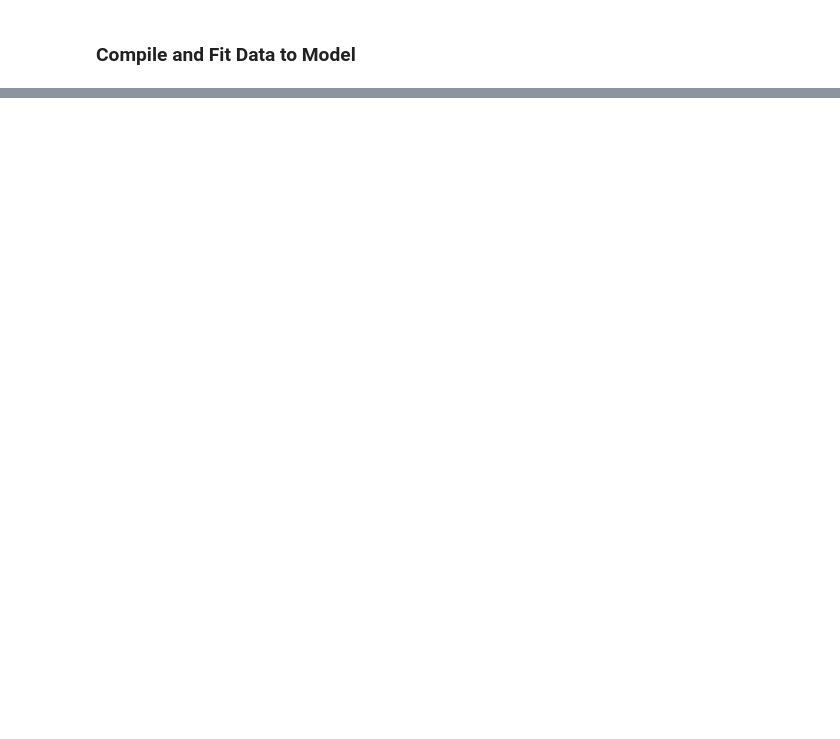
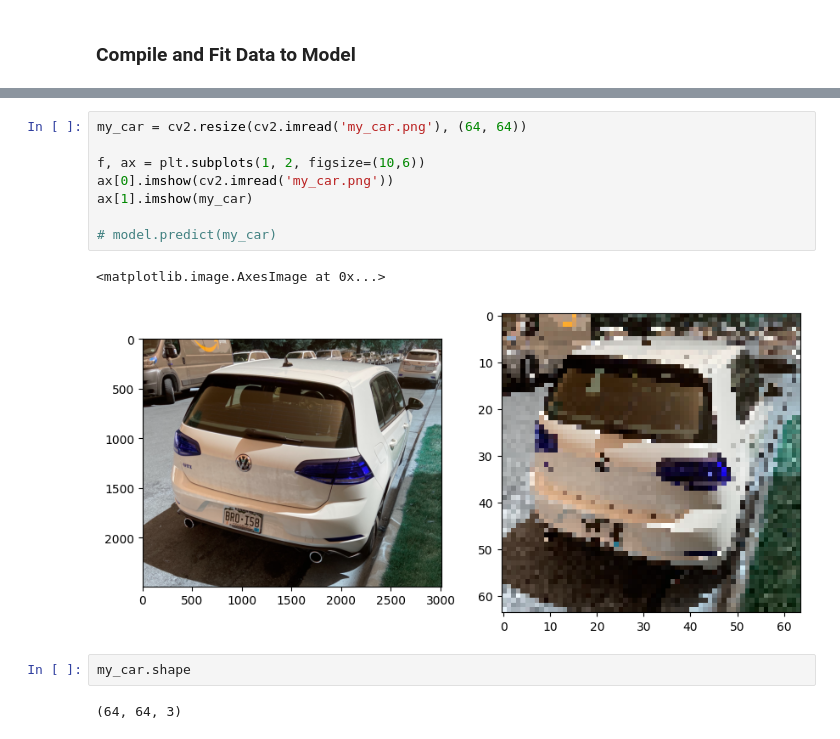
Before and after one commit to murdockma/4604_ML_project, a Jupyter notebook: 4604 Project.ipynb, the cells around one changed output, grey strips where cells are left out. Drawn from its saved outputs; the diff is of its cells as text; blank space fills up the shorter version.

```diff
--- a/4604 Project.ipynb
+++ b/4604 Project.ipynb
@@ -284,0 +430,15 @@ model.fit(generation, epochs=5, steps_per_epoch=np.ceil(17246/256), verbose=1)
+# %%
+my_car = cv2.resize(cv2.imread('my_car.png'), (64, 64))
+
+f, ax = plt.subplots(1, 2, figsize=(10,6))
+ax[0].imshow(cv2.imread('my_car.png'))
+ax[1].imshow(my_car)
+
+# model.predict(my_car)
+# %% [output]
+<matplotlib.image.AxesImage at 0x...>
+[figure, added]
+# %%
+my_car.shape
+# %% [output]
+(64, 64, 3)
```
Also changed, not shown: parts of 30 cells of this notebook, 1 other file.
